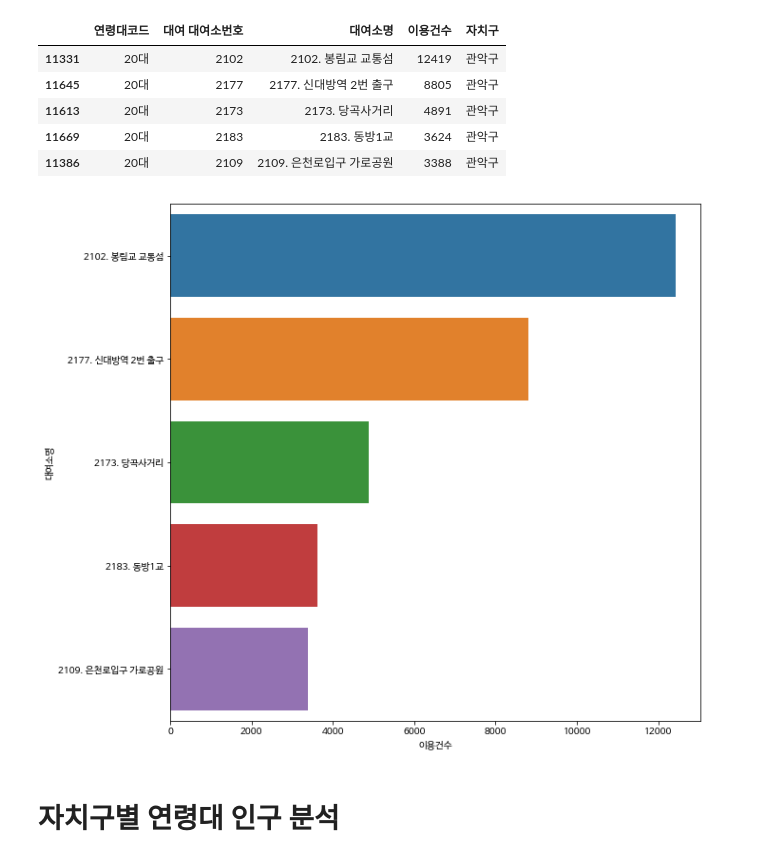
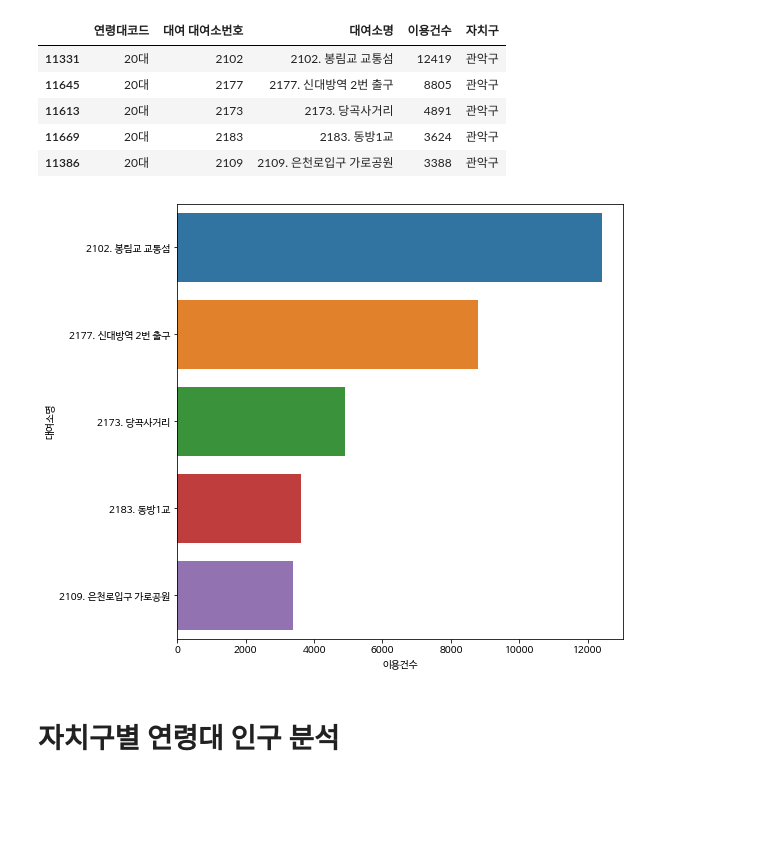
Before and after one commit to Aimerlee123/Python-teamproject, a Jupyter notebook: 공공자전거_이용현황_분석.ipynb, the cells around one changed output. Saved outputs shown, nothing was run; the diff lists cells and outputs as text; code cells hidden in the pictures; blank space fills up the shorter version.

```diff
--- a/공공자전거_이용현황_분석.ipynb
+++ b/공공자전거_이용현황_분석.ipynb
@@ -326,11 +326,11 @@ kwana5
 | 11669 | 20대 | 2183 | 2183. 동방1교 | 3624 | 관악구 |
 | 11386 | 20대 | 2109 | 2109. 은천로입구 가로공원 | 3388 | 관악구 |
 # %%
-plt.figure(figsize=(10,10))
+plt.figure(figsize=(8,8))
 sns.barplot(data=kwana5,x='이용건수',y='대여소명')
 plt.show()
 # %% [output]
-[figure, old version]
+[figure, new version]
 # %% [markdown]
 # 자치구별 연령대 인구 분석
 # %%
```
Also changed, not shown: parts of 3 cells of this notebook.
